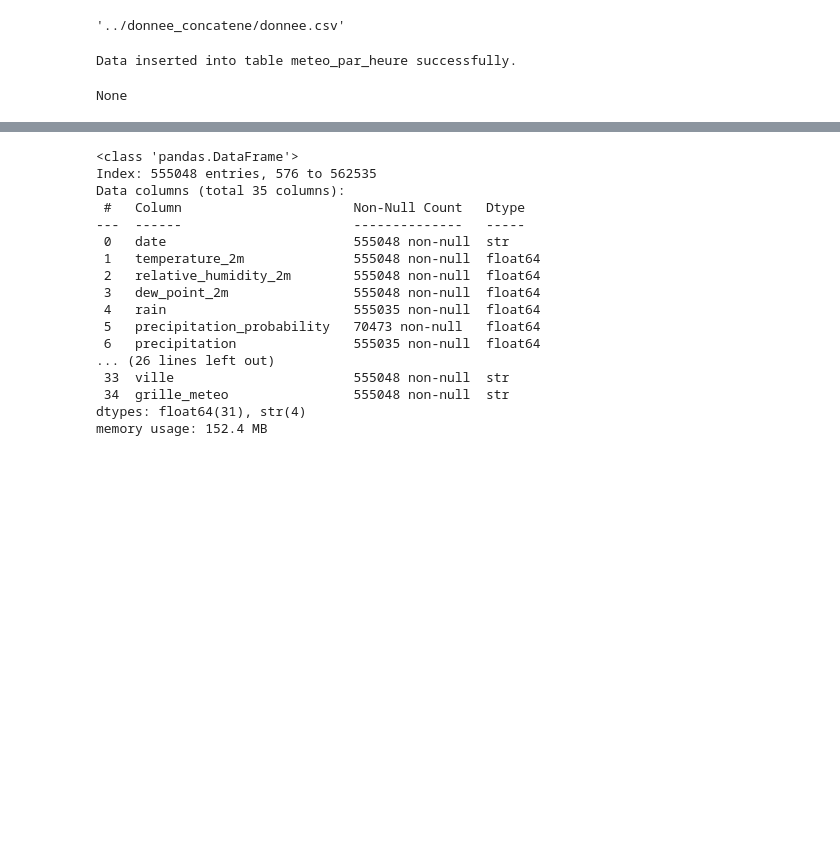
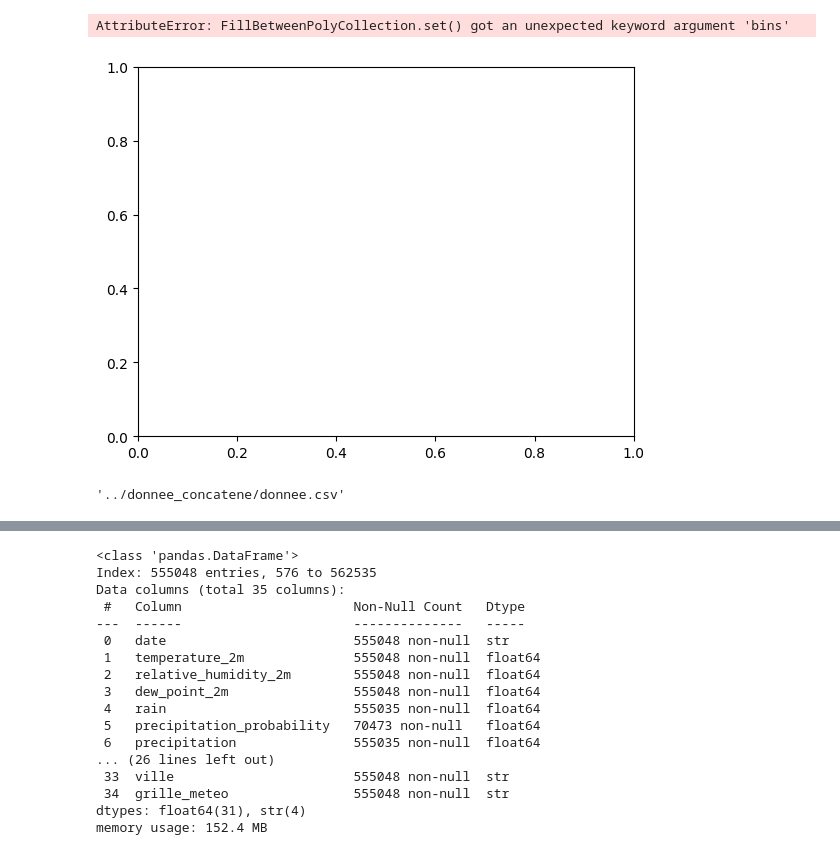
Before and after one commit to Ben10-data/Comores_climat_2021_2026, a Jupyter notebook: src/test1.ipynb, the cells around one changed output, grey strips where cells are left out. Saved outputs shown, nothing was run; the diff lists cells and outputs as text; code cells hidden in the pictures; blank space fills up the shorter version.

```diff
--- a/src/test1.ipynb
+++ b/src/test1.ipynb
@@ -14,3 +65,15 @@ data1.sample(2)
+# %%
+# Comparer deux distributions sur le même graphe → KDE est parfait
+sns.kdeplot(data[data["island"]=="Ngazidja"]["temperature_2m"], label='Ngazidja', fill=True)
+sns.kdeplot(data[data["island"]=="Mwali"]["temperature_2m"], label='Mwali', fill=True)
+sns.kdeplot(data[data["island"]=="Anjouan"]["temperature_2m"], label='Ndzouani', fill=True)
+plt.title('Distribution des températures par île')
+plt.xlabel('Température (°C)')
+plt.legend()
+plt.show()
+# %% [output]
+AttributeError: FillBetweenPolyCollection.set() got an unexpected keyword argument 'bins'
+[figure, added]
 # %%
 import os
 import pandas as pd
@@ -79,12 +140,2 @@ donnee.creation_csv()
 # %% [output]
 '../donnee_concatene/donnee.csv'
-# %%
-donnee = Pretraitement("../data", "../donnee_concatene/donnee.csv")
-donnee.get_postCon()
-donnee.insert_data("meteo_par_heure")
-# %% [output]
-Data inserted into table meteo_par_heure successfully.
-# %%
-print(os.getenv('Post_user'))
-# %% [output]
-None
```
Also changed, not shown: parts of 12 cells of this notebook, 20 other files.
